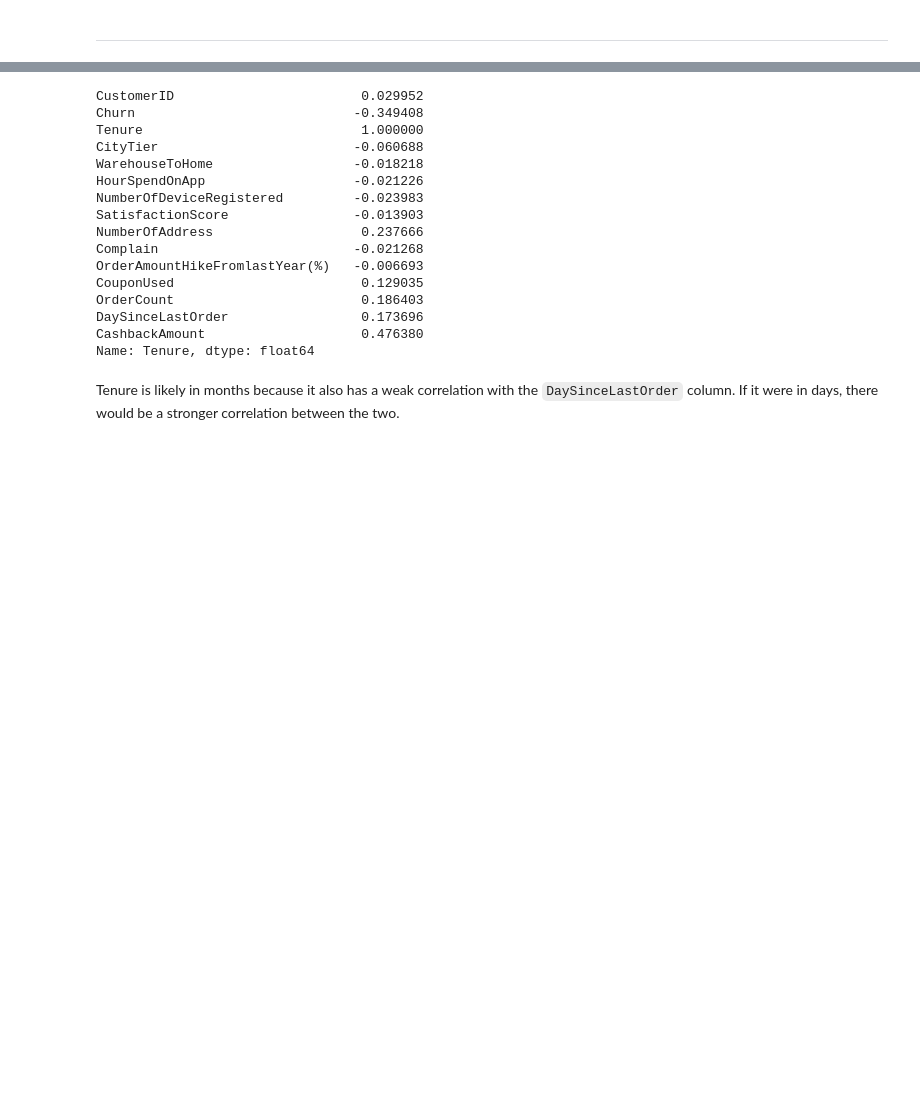
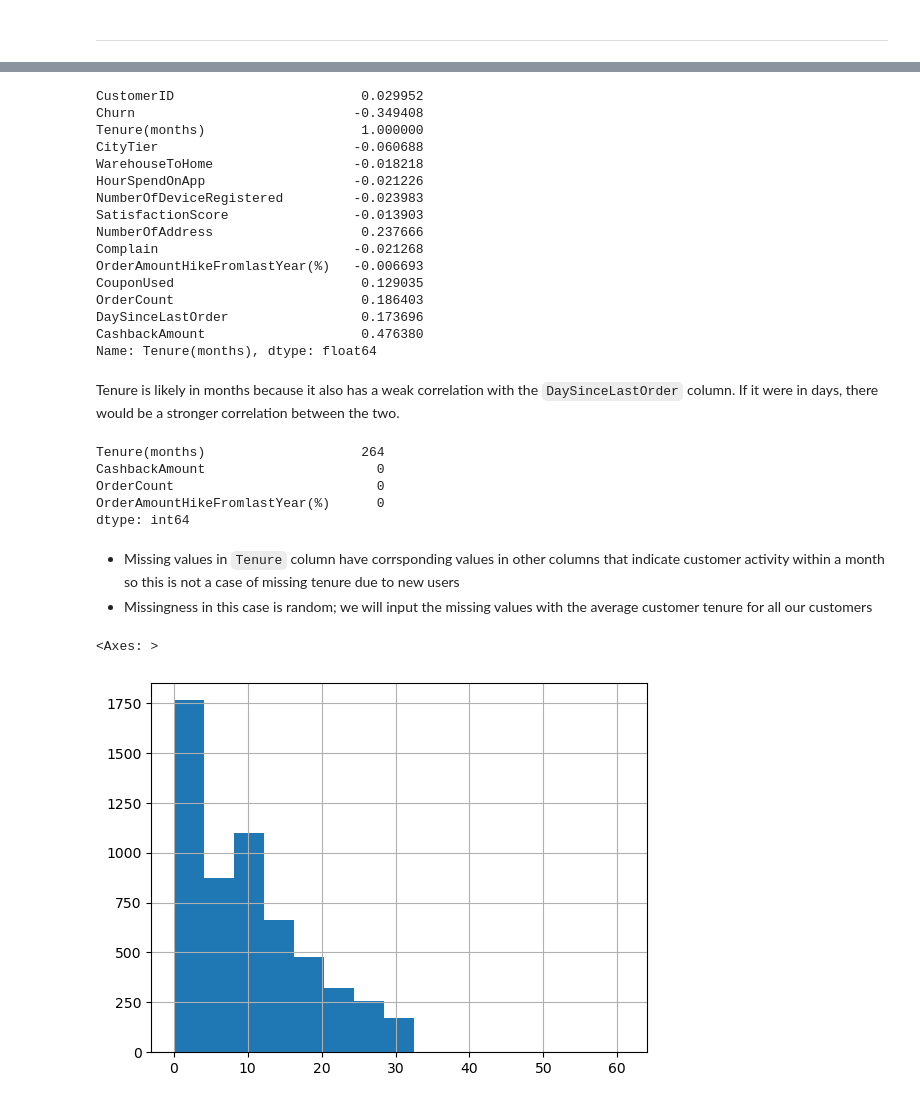
Before and after one commit to Danny-Dalo/Ecommerce_Churn, a Jupyter notebook: notebooks/data_cleaning.ipynb, the cells around one changed output, grey strips where cells are left out. Cells and saved outputs as stored; diff of their text form; code cells hidden in the pictures; blank space fills up the shorter version.

```diff
--- a/notebooks/data_cleaning.ipynb
+++ b/notebooks/data_cleaning.ipynb
@@ -248,9 +248,13 @@ dtype: int64
+# %%
+churn_df_copy.rename(columns={
+    "Tenure" : "Tenure(months)"
+}, inplace=True)
 # %%
-churn_df_copy.corr(numeric_only=True)["Tenure"]
+churn_df_copy.corr(numeric_only=True)["Tenure(months)"]
 # %% [output]
 CustomerID                        0.029952
 Churn                            -0.349408
-Tenure                            1.000000
+Tenure(months)                    1.000000
 CityTier                         -0.060688
 WarehouseToHome                  -0.018218
 HourSpendOnApp                   -0.021226
@@ -263,6 +267,27 @@ CouponUsed                        0.129035
 OrderCount                        0.186403
 DaySinceLastOrder                 0.173696
 CashbackAmount                    0.476380
-Name: Tenure, dtype: float64
+Name: Tenure(months), dtype: float64
 # %% [markdown]
 Tenure is likely in months because it also has a weak correlation with the `DaySinceLastOrder` column. If it were in days, there would be a stronger correlation between the two.
+# %%
+missing_tenure = churn_df_copy[["Tenure(months)", "CashbackAmount", "OrderCount", "OrderAmountHikeFromlastYear(%)"]][churn_df_copy["Tenure(months)"].isna()]
+missing_tenure.isna().sum()
+# %% [output]
+Tenure(months)                    264
+CashbackAmount                      0
+OrderCount                          0
+OrderAmountHikeFromlastYear(%)      0
+dtype: int64
+# %% [markdown]
+
++ Missing values in `Tenure` column have corrsponding values in other columns that indicate customer activity within a month so this is not a case of missing tenure due to new users
++ Missingness in this case is random; we will input the missing values with the average customer tenure for all our customers
+# %%
+median = churn_df_copy["Tenure(months)"].median()    # Median value is 9
+churn_df_copy.fillna({"Tenure(months)": median}, inplace=True)
+
+churn_df_copy['Tenure(months)'].hist(bins=15)
+# %% [output]
+<Axes: >
+[figure, added]
```
Also changed, not shown: parts of 12 cells of this notebook.
